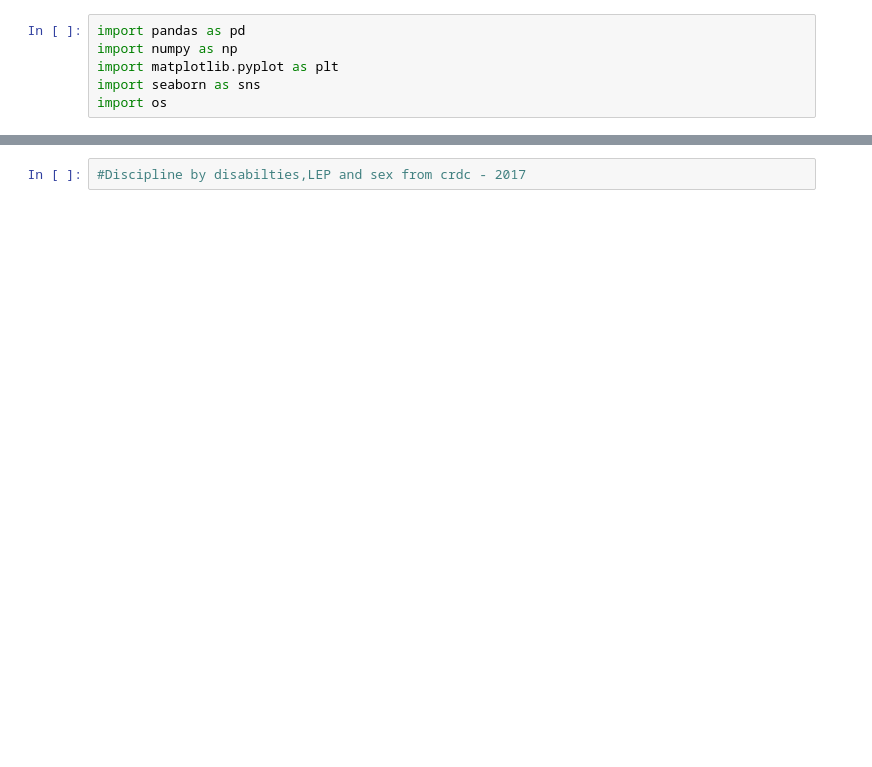
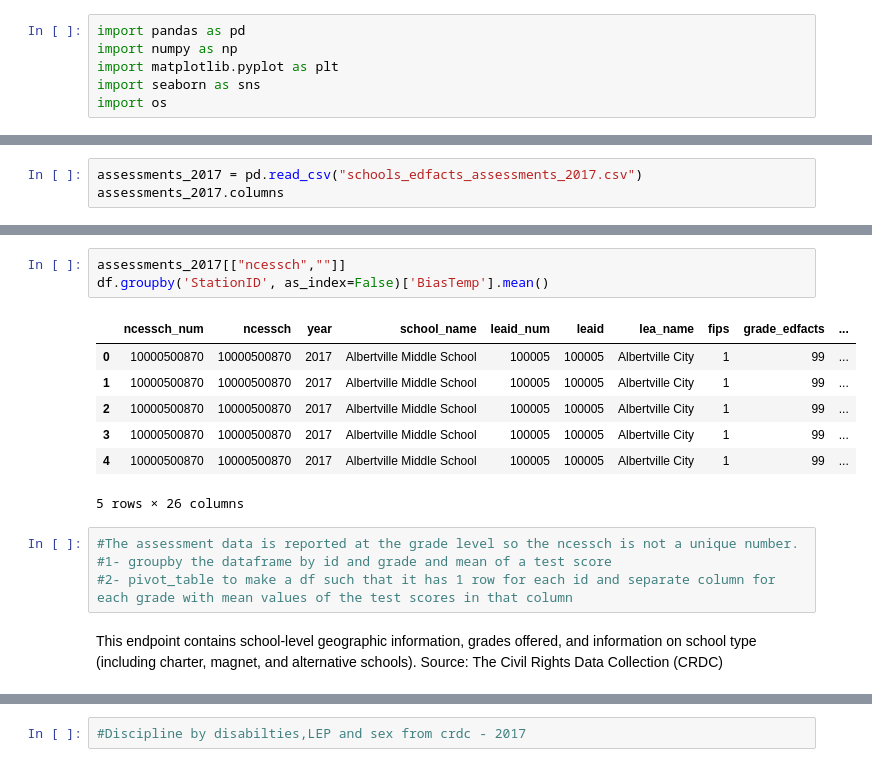
Before and after one commit to MaryamNzr/Springboard-Capstone-1, a Jupyter notebook: Education-Data-Portal.ipynb, the cells around one changed output, grey strips where cells are left out. Cells and saved outputs as stored; diff of their text form; blank space fills up the shorter version.

Commit message:
fixing assessment data

```diff
--- a/Education-Data-Portal.ipynb
+++ b/Education-Data-Portal.ipynb
@@ -19,0 +10,3 @@ crdc_directory.head()
+# %%
+assessments_2017 = pd.read_csv("schools_edfacts_assessments_2017.csv")
+assessments_2017.columns
@@ -19,0 +22,17 @@ crdc_directory.head()
+# %%
+assessments_2017[["ncessch",""]]
+df.groupby('StationID', as_index=False)['BiasTemp'].mean()
+# %% [output]
+|  | ncessch_num | ncessch | year | school_name | leaid_num | leaid | lea_name | fips | grade_edfacts | ... |
+| 0 | 10000500870 | 10000500870 | 2017 | Albertville Middle School | 100005 | 100005 | Albertville City | 1 | 99 | ... |
+| 1 | 10000500870 | 10000500870 | 2017 | Albertville Middle School | 100005 | 100005 | Albertville City | 1 | 99 | ... |
+| 2 | 10000500870 | 10000500870 | 2017 | Albertville Middle School | 100005 | 100005 | Albertville City | 1 | 99 | ... |
+| 3 | 10000500870 | 10000500870 | 2017 | Albertville Middle School | 100005 | 100005 | Albertville City | 1 | 99 | ... |
+| 4 | 10000500870 | 10000500870 | 2017 | Albertville Middle School | 100005 | 100005 | Albertville City | 1 | 99 | ... |
+5 rows × 26 columns
+# %%
+#The assessment data is reported at the grade level so the ncessch is not a unique number.
+#1- groupby the dataframe by id and grade and mean of a test score
+#2- pivot_table to make a df such that it has 1 row for each id and separate column for each grade with mean values of the test scores in that column
+# %% [markdown]
+This endpoint contains school-level geographic information, grades offered, and information on school type (including charter, magnet, and alternative schools). Source: The Civil Rights Data Collection (CRDC)
```
Also changed, not shown: parts of 60 cells of this notebook.
